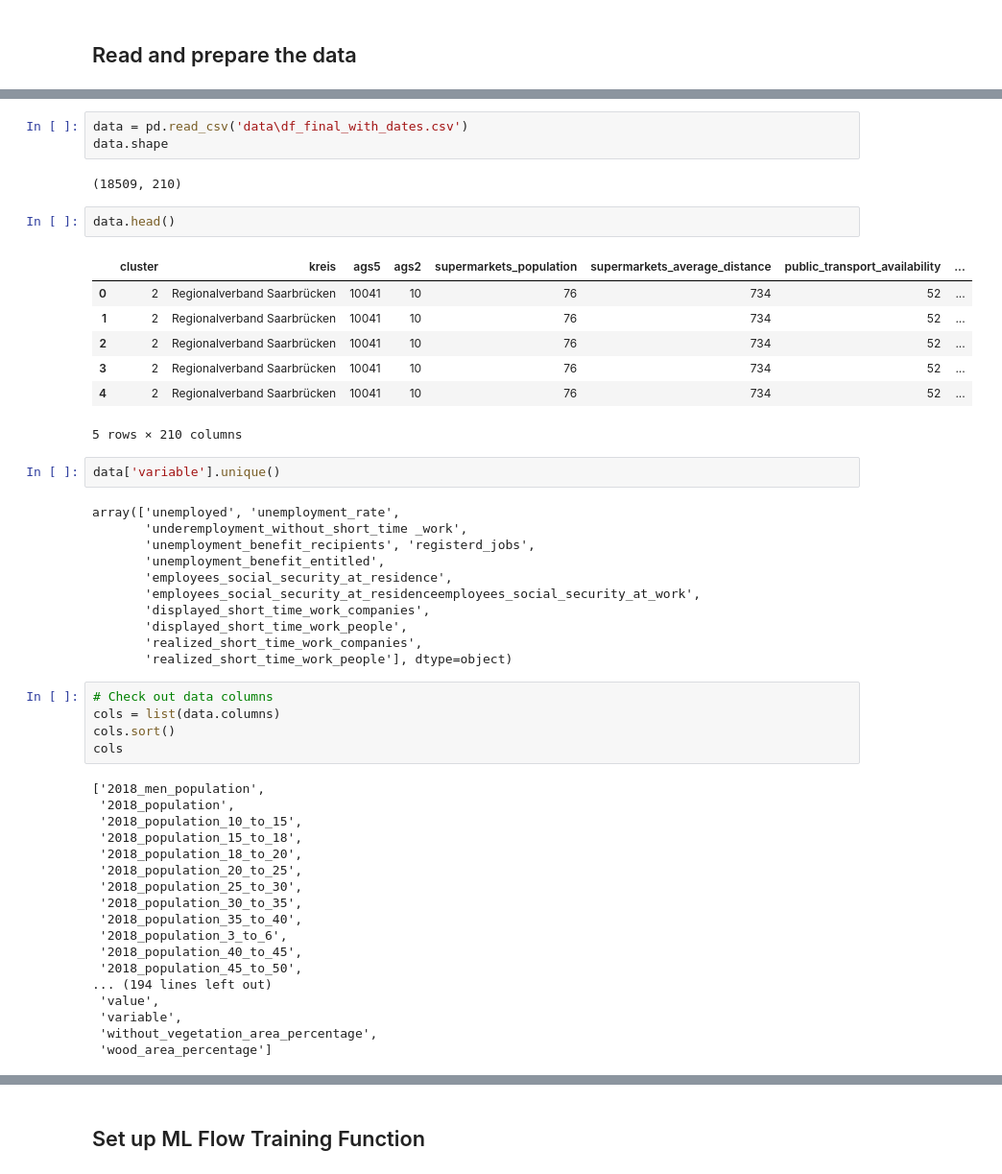
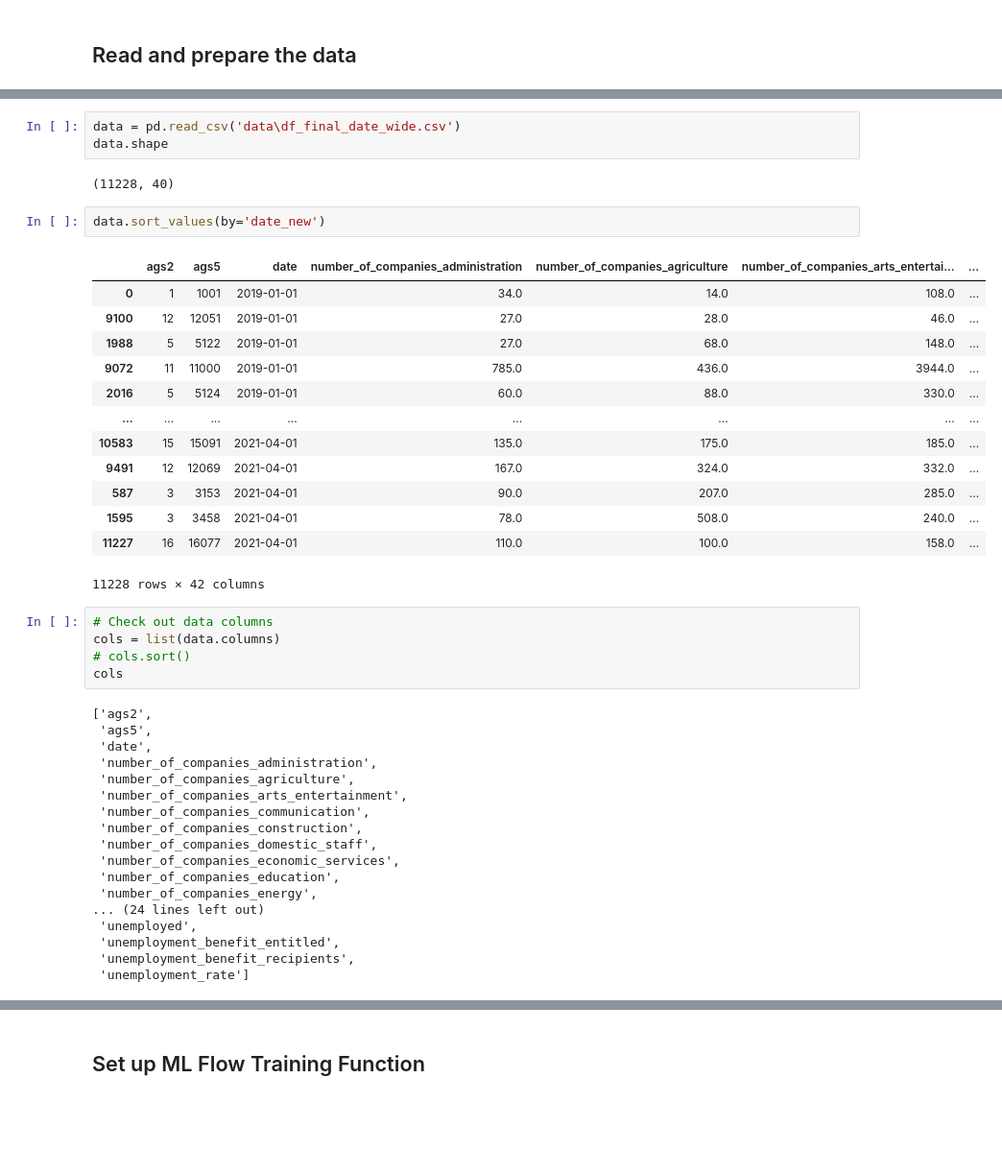
Before and after one commit to DSSGxUK/bmwi, a Jupyter notebook: notebooks/XG_Boost_Model.ipynb, the cells around one changed output, grey strips where cells are left out. Shown: that part at 96% size. Saved outputs shown, nothing was run; the diff lists cells and outputs as text; blank space fills up the shorter version.

```diff
--- a/notebooks/XG_Boost_Model.ipynb
+++ b/notebooks/XG_Boost_Model.ipynb
@@ -37,53 +46,46 @@ os.listdir('data')
  'Kopie von 190320_Abgrenzung AMR nach 330. GRW-UAS_endgültig_mit Namen.xlsx',
  'monthly_toll_stats']
 # %%
-data = pd.read_csv('data\df_final_with_dates.csv')
+data = pd.read_csv('data\df_final_date_wide.csv')
 data.shape
 # %% [output]
-(18509, 210)
+(11228, 40)
-# %%
-data.head()
-# %% [output]
-|  | cluster | kreis | ags5 | ags2 | supermarkets_population | supermarkets_average_distance | public_transport_availability | ... |
-| 0 | 2 | Regionalverband Saarbrücken | 10041 | 10 | 76 | 734 | 52 | ... |
-| 1 | 2 | Regionalverband Saarbrücken | 10041 | 10 | 76 | 734 | 52 | ... |
-| 2 | 2 | Regionalverband Saarbrücken | 10041 | 10 | 76 | 734 | 52 | ... |
-| 3 | 2 | Regionalverband Saarbrücken | 10041 | 10 | 76 | 734 | 52 | ... |
-| 4 | 2 | Regionalverband Saarbrücken | 10041 | 10 | 76 | 734 | 52 | ... |
-5 rows × 210 columns
-# %%
-data['variable'].unique()
-# %% [output]
-array(['unemployed', 'unemployment_rate',
-       'underemployment_without_short_time _work',
-       'unemployment_benefit_recipients', 'registerd_jobs',
-       'unemployment_benefit_entitled',
-       'employees_social_security_at_residence',
-       'employees_social_security_at_residenceemployees_social_security_at_work',
-       'displayed_short_time_work_companies',
-       'displayed_short_time_work_people',
-       'realized_short_time_work_companies',
-       'realized_short_time_work_people'], dtype=object)
+# %%
+data.sort_values(by='date_new')
+# %% [output]
+|  | ags2 | ags5 | date | number_of_companies_administration | number_of_companies_agriculture | number_of_companies_arts_entertai... | ... |
+| 0 | 1 | 1001 | 2019-01-01 | 34.0 | 14.0 | 108.0 | ... |
+| 9100 | 12 | 12051 | 2019-01-01 | 27.0 | 28.0 | 46.0 | ... |
+| 1988 | 5 | 5122 | 2019-01-01 | 27.0 | 68.0 | 148.0 | ... |
+| 9072 | 11 | 11000 | 2019-01-01 | 785.0 | 436.0 | 3944.0 | ... |
+| 2016 | 5 | 5124 | 2019-01-01 | 60.0 | 88.0 | 330.0 | ... |
+| ... | ... | ... | ... | ... | ... | ... | ... |
+| 10583 | 15 | 15091 | 2021-04-01 | 135.0 | 175.0 | 185.0 | ... |
+| 9491 | 12 | 12069 | 2021-04-01 | 167.0 | 324.0 | 332.0 | ... |
+| 587 | 3 | 3153 | 2021-04-01 | 90.0 | 207.0 | 285.0 | ... |
+| 1595 | 3 | 3458 | 2021-04-01 | 78.0 | 508.0 | 240.0 | ... |
+| 11227 | 16 | 16077 | 2021-04-01 | 110.0 | 100.0 | 158.0 | ... |
+11228 rows × 42 columns
 # %%
 # Check out data columns
 cols = list(data.columns)
-cols.sort()
+# cols.sort()
 cols
 # %% [output]
-['2018_men_population',
- '2018_population',
- '2018_population_10_to_15',
- '2018_population_15_to_18',
- '2018_population_18_to_20',
- '2018_population_20_to_25',
- '2018_population_25_to_30',
- '2018_population_30_to_35',
- '2018_population_35_to_40',
- '2018_population_3_to_6',
- '2018_population_40_to_45',
- '2018_population_45_to_50',
-... (194 lines left out)
- 'value',
- 'variable',
- 'without_vegetation_area_percentage',
- 'wood_area_percentage']
+['ags2',
+ 'ags5',
+ 'date',
+ 'number_of_companies_administration',
+ 'number_of_companies_agriculture',
+ 'number_of_companies_arts_entertainment',
+ 'number_of_companies_communication',
+ 'number_of_companies_construction',
+ 'number_of_companies_domestic_staff',
+ 'number_of_companies_economic_services',
+ 'number_of_companies_education',
+ 'number_of_companies_energy',
+... (24 lines left out)
+ 'unemployed',
+ 'unemployment_benefit_entitled',
+ 'unemployment_benefit_recipients',
+ 'unemployment_rate']
```
Also changed, not shown: parts of 26 cells of this notebook.
